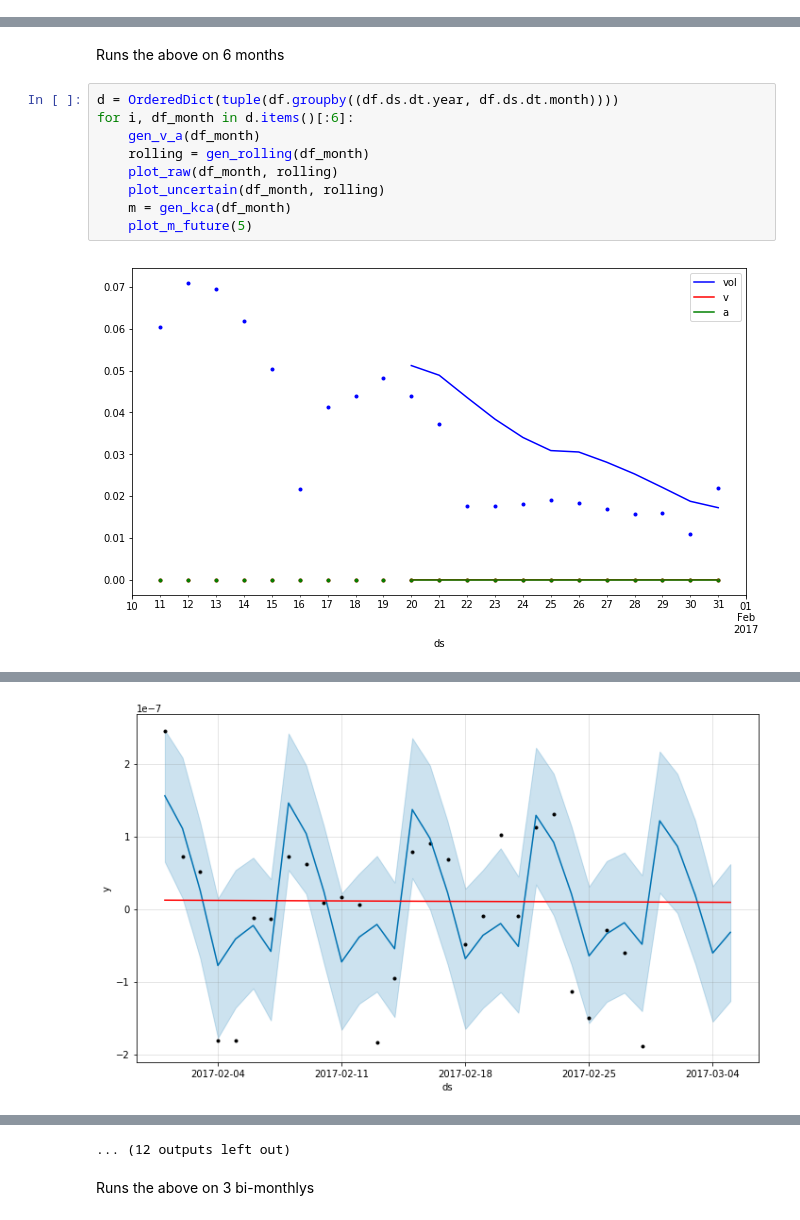
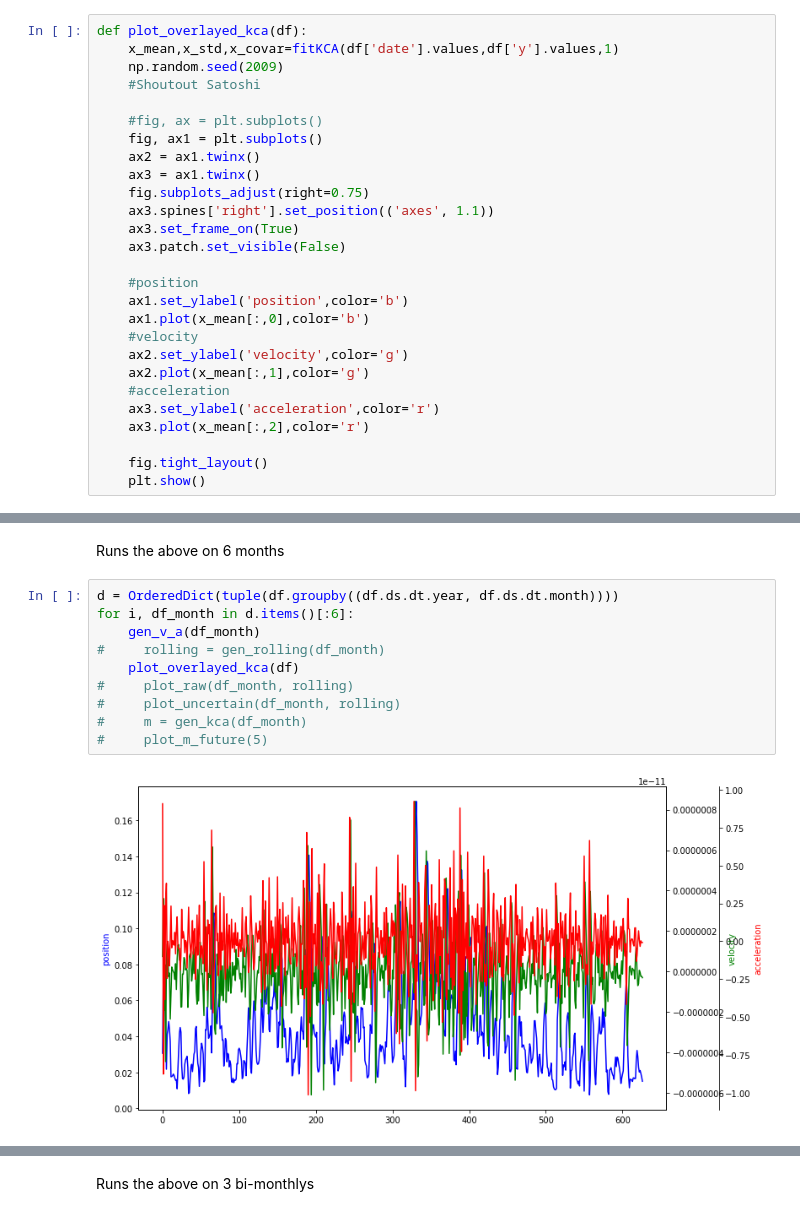
Before and after one commit to nmits/CapstoneProphetTests, a Jupyter notebook: Volatility Testing 6 Period.ipynb, the cells around one changed output, grey strips where cells are left out. Cells and saved outputs as stored; diff of their text form.

```diff
--- a/Volatility Testing 6 Period.ipynb
+++ b/Volatility Testing 6 Period.ipynb
@@ -323,0 +336,27 @@ plot_uncertain(df, rolling)
+# %%
+def plot_overlayed_kca(df):
+    x_mean,x_std,x_covar=fitKCA(df['date'].values,df['y'].values,1)
+    np.random.seed(2009)
+    #Shoutout Satoshi
+
+    #fig, ax = plt.subplots()
+    fig, ax1 = plt.subplots()
+    ax2 = ax1.twinx()
+    ax3 = ax1.twinx()
+    fig.subplots_adjust(right=0.75)
+    ax3.spines['right'].set_position(('axes', 1.1))
+    ax3.set_frame_on(True)
+    ax3.patch.set_visible(False)
+
+    #position
+    ax1.set_ylabel('position',color='b')
+    ax1.plot(x_mean[:,0],color='b')
+    #velocity
+    ax2.set_ylabel('velocity',color='g')
+    ax2.plot(x_mean[:,1],color='g')
+    #acceleration
+    ax3.set_ylabel('acceleration',color='r')
+    ax3.plot(x_mean[:,2],color='r')
+
+    fig.tight_layout()
+    plt.show()
@@ -354,11 +397,12 @@ Runs the above on 6 months
 # %%
 d = OrderedDict(tuple(df.groupby((df.ds.dt.year, df.ds.dt.month))))
 for i, df_month in d.items()[:6]:
     gen_v_a(df_month)
-    rolling = gen_rolling(df_month)
-    plot_raw(df_month, rolling)
-    plot_uncertain(df_month, rolling)
-    m = gen_kca(df_month)
-    plot_m_future(5)
+#     rolling = gen_rolling(df_month)
+    plot_overlayed_kca(df)
+#     plot_raw(df_month, rolling)
+#     plot_uncertain(df_month, rolling)
+#     m = gen_kca(df_month)
+#     plot_m_future(5)
 # %% [output]
-[figure, old version]
+[figure, new version]
@@ -370 +413,0 @@ for i, df_month in d.items()[:6]:
-[figure, removed]
@@ -376,4 +414,3 @@ for i, df_month in d.items()[:6]:
-... (12 outputs left out)
 # %% [markdown]
 Runs the above on 3 bi-monthlys
 # %%
```
Also changed, not shown: parts of 20 cells of this notebook, 6 other files.
